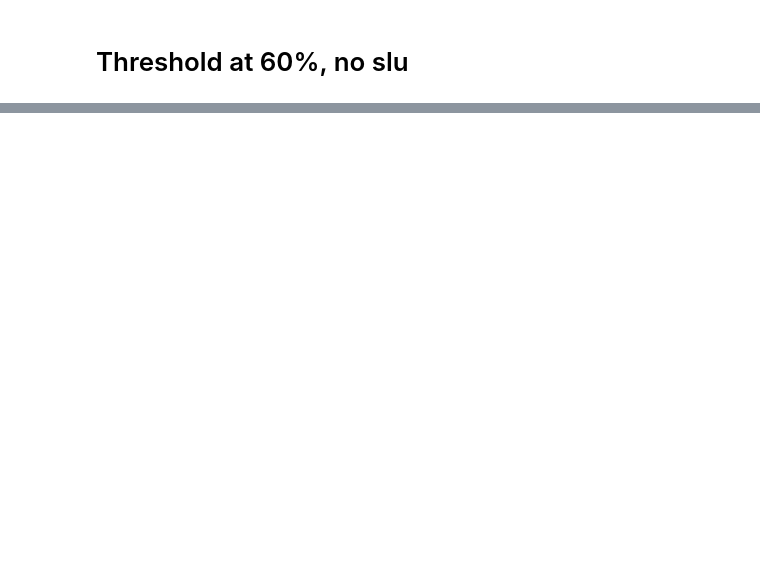
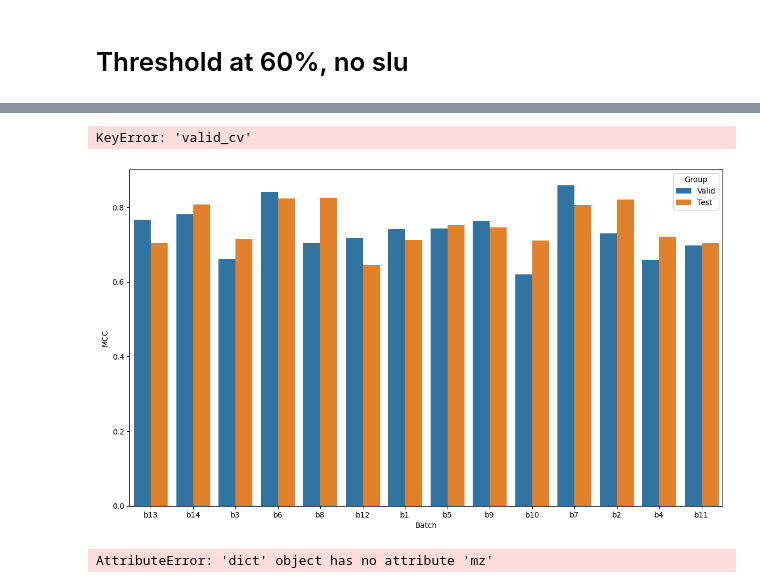
Before and after one commit to spell00/MSML3, a Jupyter notebook: notebooks/cm_different_confidance_threshold.ipynb, the cells around one changed output, grey strips where cells are left out. Cells and saved outputs as stored; diff of their text form; code cells hidden in the pictures; blank space fills up the shorter version.

```diff
--- a/notebooks/cm_different_confidance_threshold.ipynb
+++ b/notebooks/cm_different_confidance_threshold.ipynb
@@ -147,0 +532,23 @@ plt.show()
+# %%
+args = argparse.ArgumentParser()
+args.mz = 5
+args.rt = 10
+args.ms_level = 2
+args.spd = 200
+args.threshold = 0.0
+args.train_on = 'all'
+args.exp_name = 'b14-b13-b12-b11-b10-b9-b8-b7-b6-b5-b4-b3-b2-b1_binary0_-1_gkf1_ovr0_mz0-10000rt0-320_na_h'
+args.model_name = 'xgboost'
+
+unique_labels = np.unique(table_0.loc[:, 'labels'])
+blanc_class = np.argwhere(unique_labels == 'blanc').flatten()[0]
+unique_labels = np.concatenate((['blanc'], np.delete(unique_labels, blanc_class)))
+
+plot_bars(args, unique_labels)
+# %% [output]
+KeyError: 'valid_cv'
+[figure, added]
+# %%
+args.mz = 6
+# %% [output]
+AttributeError: 'dict' object has no attribute 'mz'
```
Also changed, not shown: parts of 9 cells of this notebook, 4 other files.
